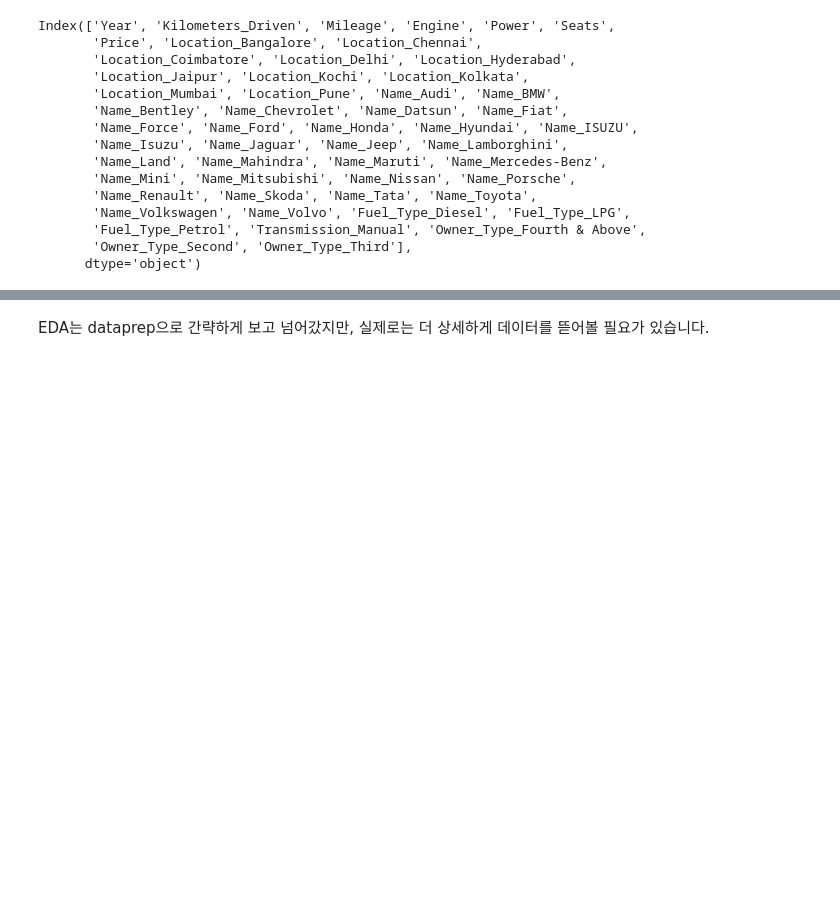
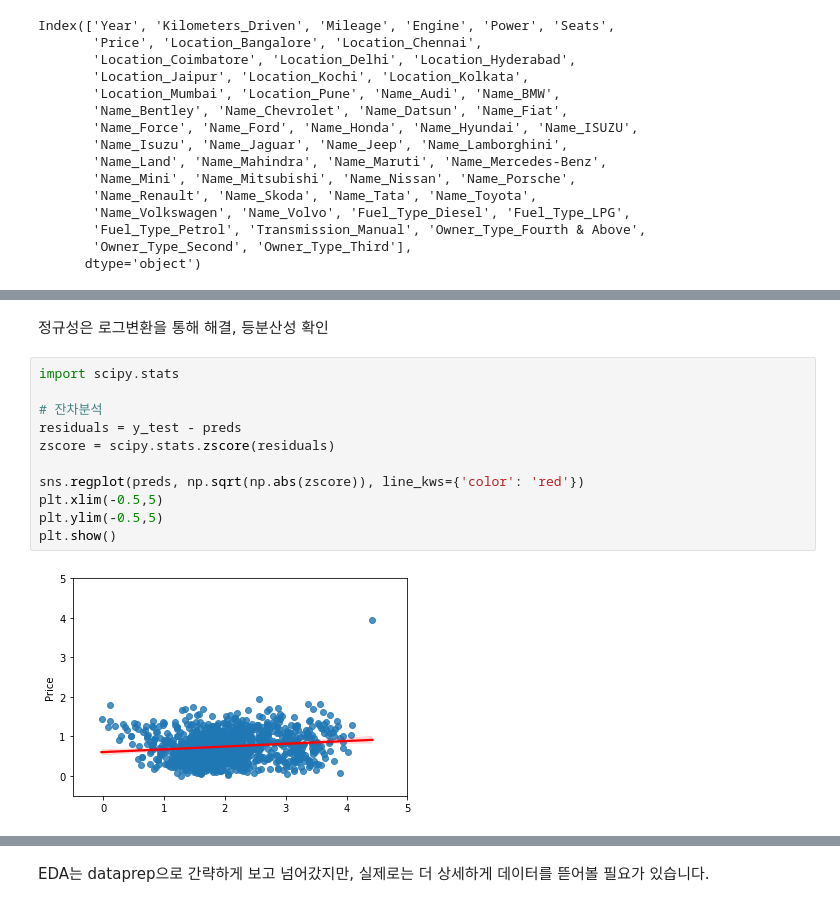
Before and after one commit to DongWooLeee/Tobigs19, a Jupyter notebook: [투빅스_19기_정규세션]_2주차_Regression_과제_2.ipynb, the cells around one changed output, grey strips where cells are left out. Drawn from its saved outputs; the diff is of its cells as text; blank space fills up the shorter version.

```diff
--- a/[투빅스_19기_정규세션]_2주차_Regression_과제_2.ipynb
+++ b/[투빅스_19기_정규세션]_2주차_Regression_과제_2.ipynb
@@ -373,0 +416,15 @@ preds = model.predict(X_test)
+# %% [markdown]
+정규성은 로그변환을 통해 해결, 등분산성 확인
+# %%
+import scipy.stats
+
+# 잔차분석
+residuals = y_test - preds
+zscore = scipy.stats.zscore(residuals)
+
+sns.regplot(preds, np.sqrt(np.abs(zscore)), line_kws={'color': 'red'})
+plt.xlim(-0.5,5)
+plt.ylim(-0.5,5)
+plt.show()
+# %% [output]
+[figure, added]
```
Also changed, not shown: parts of 18 cells of this notebook.
